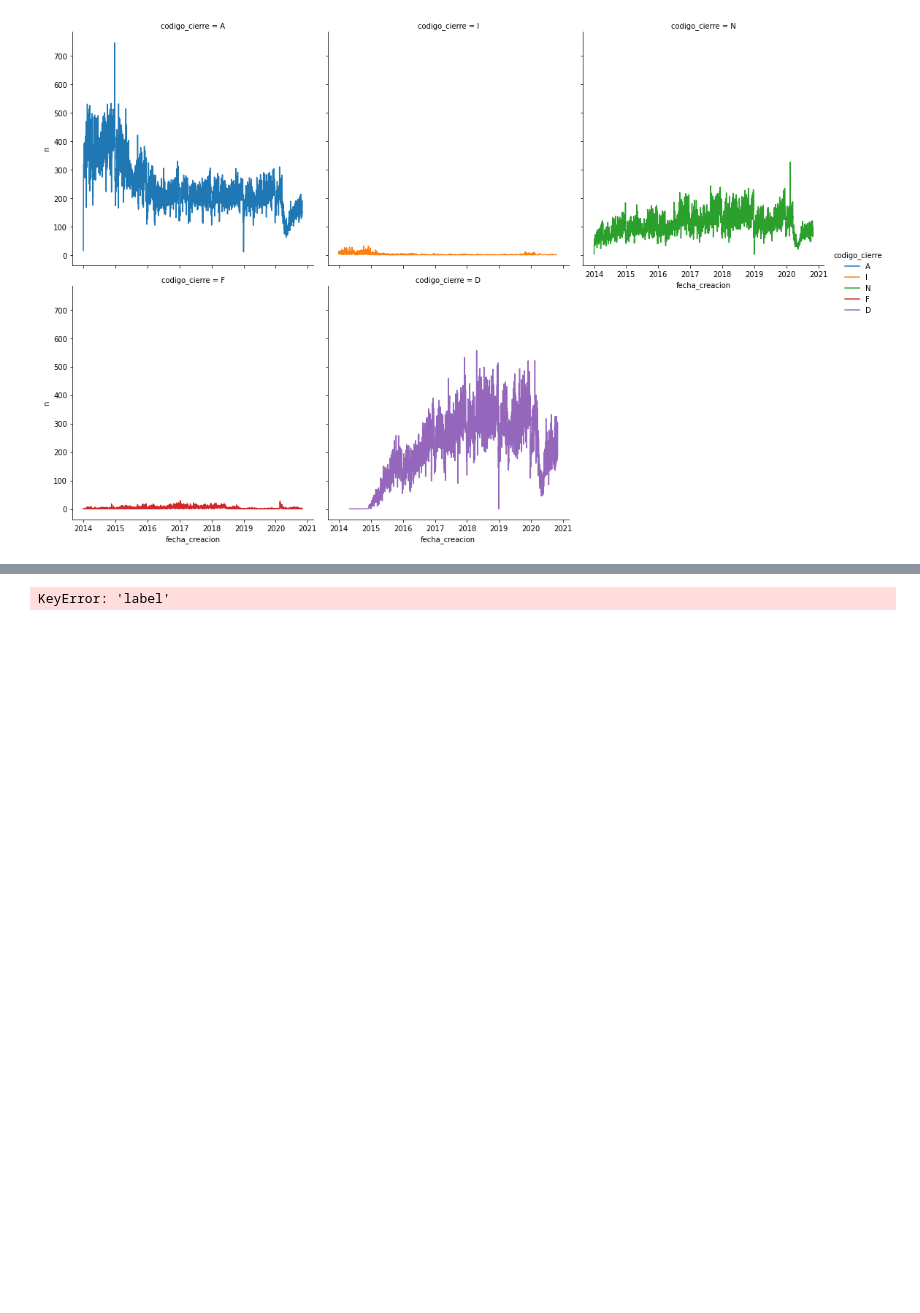
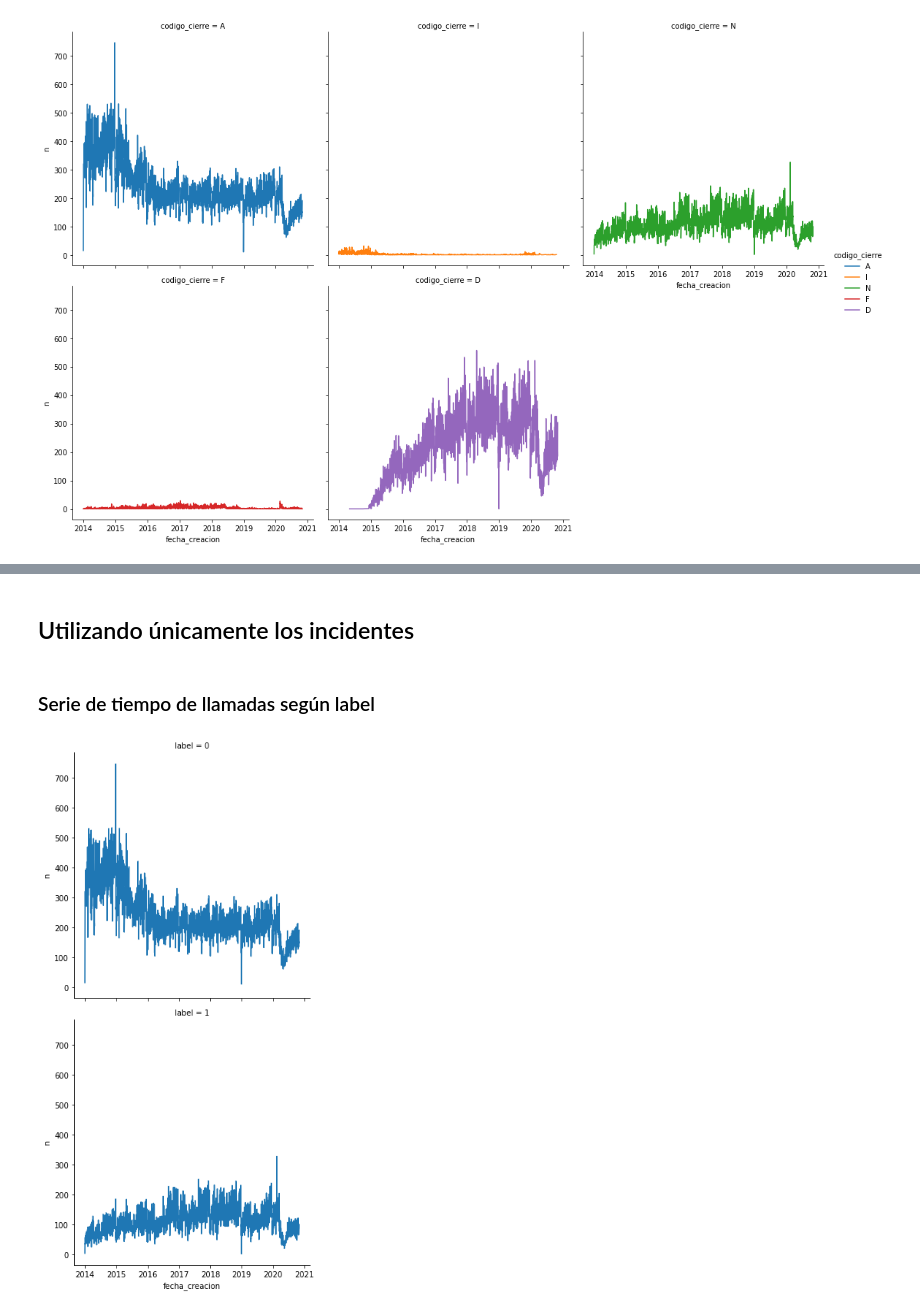
Before and after one commit to mhnk77/proyecto_1_E3_intro_ds, a Jupyter notebook: GEDA.ipynb, the cells around one changed output, grey strips where cells are left out. Saved outputs shown, nothing was run; the diff lists cells and outputs as text; code cells hidden in the pictures; blank space fills up the shorter version.

Commit message:
Agrega graficas de prediccion label, estructura general

```diff
--- a/GEDA.ipynb
+++ b/GEDA.ipynb
@@ -153,7 +167,11 @@ ax = sns.relplot(data = llamadas_diarias_codigo, x = 'fecha_creacion', y = 'n',
+# %% [markdown]
+## Utilizando únicamente los incidentes
+# %% [markdown]
+### Serie de tiempo de llamadas según label
 # %%
-llamadas_diarias_label = data_clean.groupby(['fecha_creacion', 'label']).size().reset_index(name = "n")
+llamadas_diarias_label = data_incidentes.groupby(['fecha_creacion', 'label']).size().reset_index(name = "n")
 
 #f = plt.subplots(figsize = (15,5))
 ax = sns.relplot(data = llamadas_diarias_label, x = 'fecha_creacion', y = 'n', col = 'label', kind = 'line', col_wrap = 1)
 # %% [output]
-KeyError: 'label'
+[figure, added]
```
Also changed, not shown: parts of 47 cells of this notebook.
